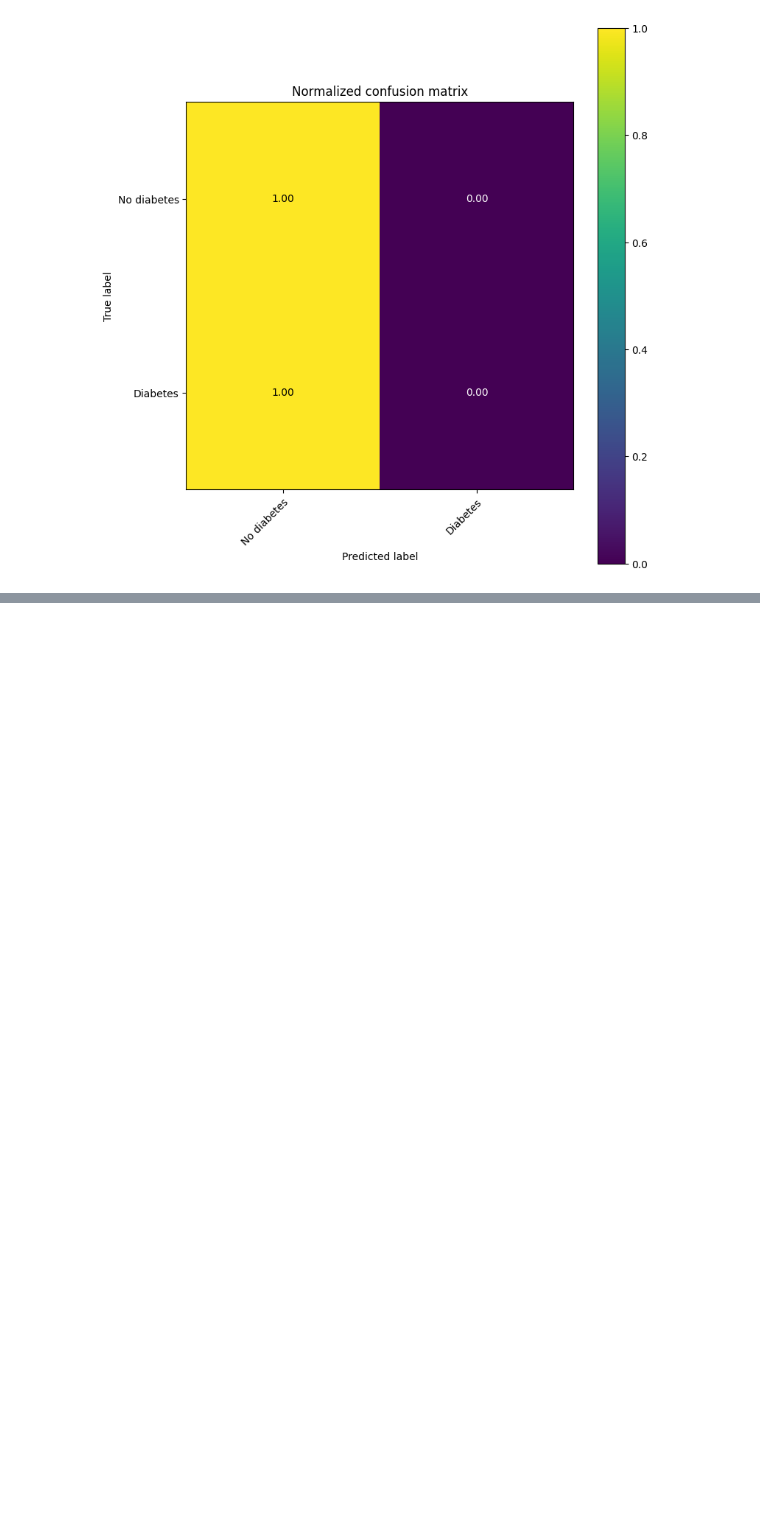
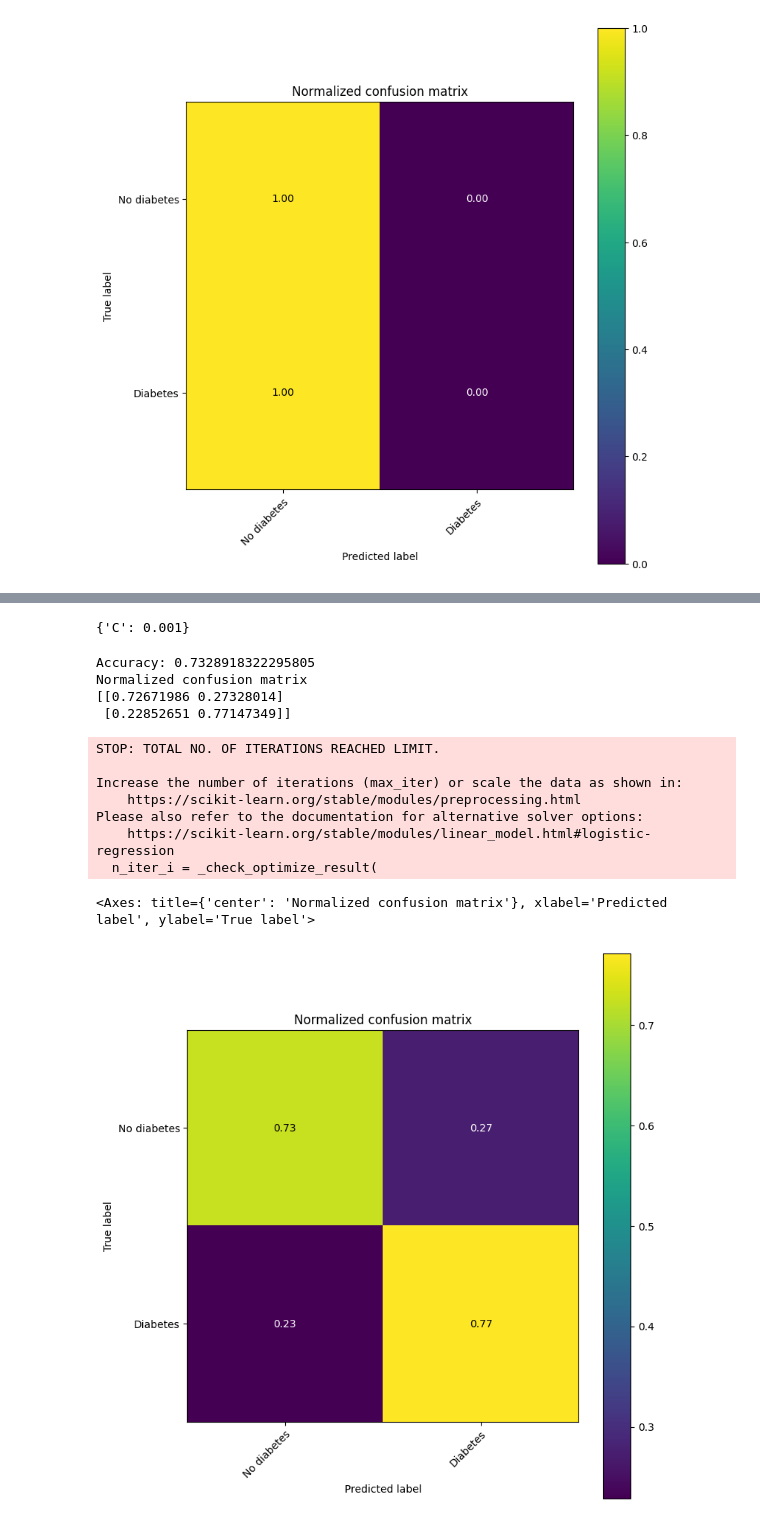
Before and after one commit to alexandrelauret/NET-4550, a Jupyter notebook: codes/3/classification.ipynb, the cells around one changed output, grey strips where cells are left out. Cells and saved outputs as stored; diff of their text form; code cells hidden in the pictures; blank space fills up the shorter version.

```diff
--- a/codes/3/classification.ipynb
+++ b/codes/3/classification.ipynb
@@ -177,10 +177,13 @@ Normalized confusion matrix
 # %%
 k_fold = KFold(n_splits=5, shuffle=True, random_state=5)
 
-parameters_to_test = [{ 'logisticregression__C': [1e-9, 1e-3, 0.01, 0.1, 1, 10, 100, 1000, 10000] }]
+parameters_to_test = [{ 'C': [1e-9, 1e-3, 0.01, 0.1, 1, 10, 100, 1000, 10000] }]
 
 # The different scoring metrics available are in:
 #     https://scikit-learn.org/stable/modules/model_evaluation.html#scoring-parameter
-grid = GridSearchCV(MyMultinomialRegression(), parameters_to_test, cv=k_fold,
+grid = GridSearchCV(LogisticRegression(), parameters_to_test, cv=k_fold,
                     scoring='f1_macro')
+
+grid.fit(X_train, y_train)
+print("The best regularization weight is ", grid.best_params_)
 # %% [output]
@@ -187,0 +215,29 @@ NameError: name 'GridSearchCV' is not defined
+# %%
+print(grid.best_params_)
+# %% [output]
+{'C': 0.001}
+# %%
+model = LogisticRegression(C=grid.best_params_['C'])
+model.fit(X_train, y_train)
+
+y_pred = model.predict(X_test)
+y_pred = y_pred.astype(int)
+acc = accuracy_score(y_test, y_pred)
+print("Accuracy:", acc)
+
+class_names = np.array(["No diabetes", "Diabetes"])
+plot_conf_mat(y_test, y_pred, class_names=class_names)
+# %% [output]
+Accuracy: 0.7328918322295805
+Normalized confusion matrix
+[[0.72671986 0.27328014]
+ [0.22852651 0.77147349]]
+STOP: TOTAL NO. OF ITERATIONS REACHED LIMIT.
+
+Increase the number of iterations (max_iter) or scale the data as shown in:
+    https://scikit-learn.org/stable/modules/preprocessing.html
+Please also refer to the documentation for alternative solver options:
+    https://scikit-learn.org/stable/modules/linear_model.html#logistic-regression
+  n_iter_i = _check_optimize_result(
+<Axes: title={'center': 'Normalized confusion matrix'}, xlabel='Predicted label', ylabel='True label'>
+[figure, added]
```
Also changed, not shown: parts of 6 cells of this notebook.
